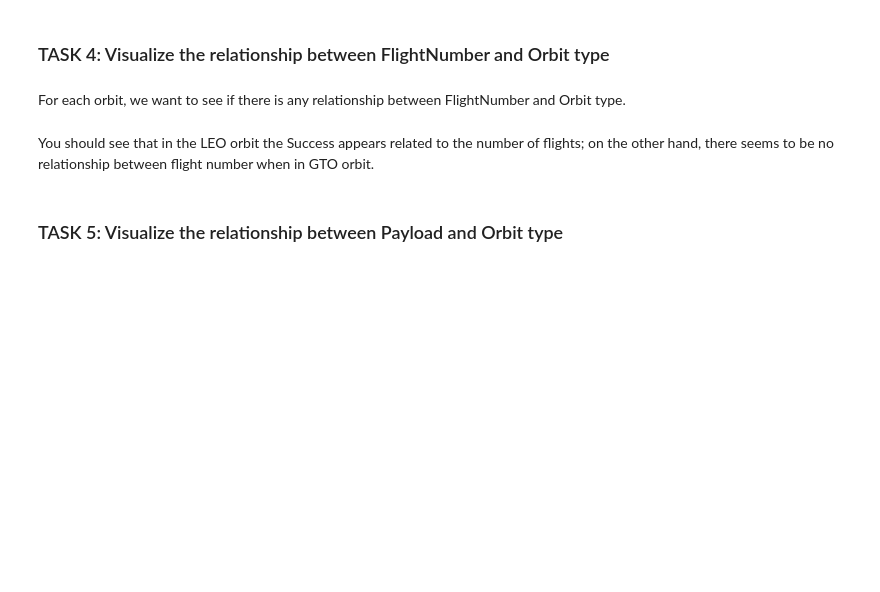
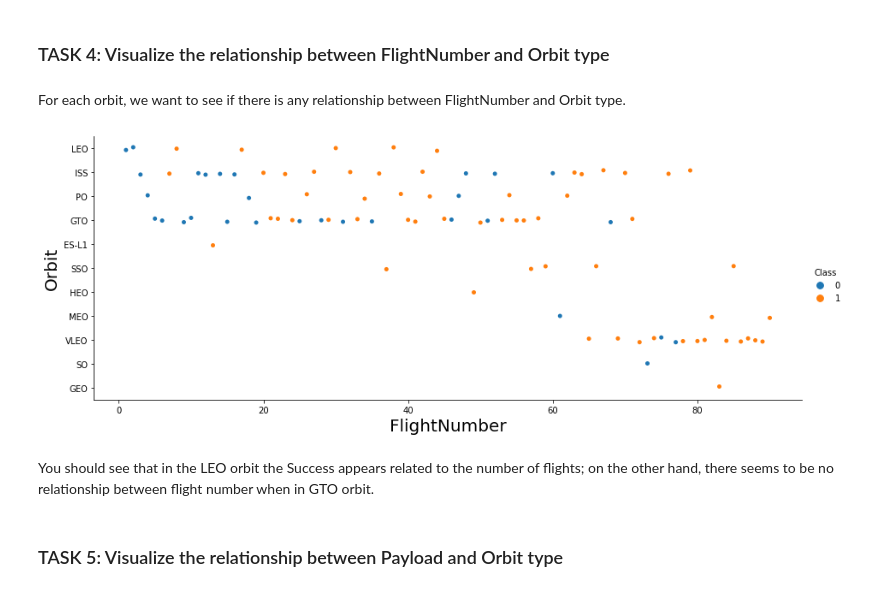
Before and after one commit to rhCat/IBM-Couse, a Jupyter notebook: Week_2_EDA/jupyter-labs-eda-dataviz.ipynb, the cells around one changed output. Drawn from its saved outputs; the diff is of its cells as text; code cells hidden in the pictures; blank space fills up the shorter version.

```diff
--- a/Week_2_EDA/jupyter-labs-eda-dataviz.ipynb
+++ b/Week_2_EDA/jupyter-labs-eda-dataviz.ipynb
@@ -112,6 +147,12 @@ Analyze the ploted bar chart try to find which orbits have high sucess rate.
 For each orbit, we want to see if there is any relationship between FlightNumber and Orbit type.
 # %%
 # Plot a scatter point chart with x axis to be FlightNumber and y axis to be the Orbit, and hue to be the class value
+y_val="Orbit"
+x_val="FlightNumber"
+hue_val="Class"
+plot_data(x_val,y_val,hue_val,2.5)
+# %% [output]
+[figure, added]
 # %% [markdown]
 You should see that in the LEO orbit the Success appears related to the number of flights; on the other hand, there seems to be no relationship between flight number when in GTO orbit.
 # %% [markdown]
```
Also changed, not shown: parts of 17 cells of this notebook, 3 other files.
